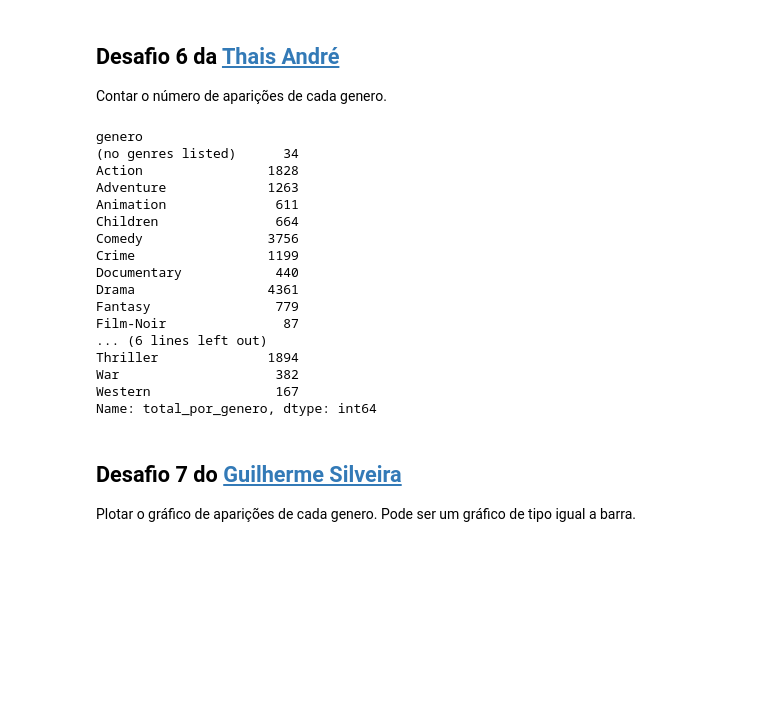
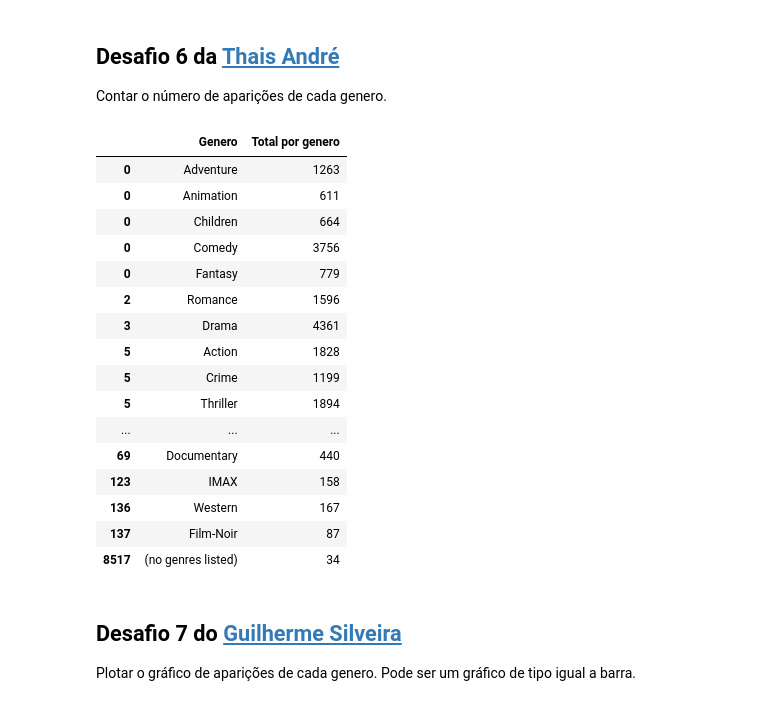
Before and after one commit to edsonajunior/Data-Science-study, a Jupyter notebook: QuarentenaDados_aula01.ipynb, the cells around one changed output. Cells and saved outputs as stored; diff of their text form; code cells hidden in the pictures; blank space fills up the shorter version.

```diff
--- a/QuarentenaDados_aula01.ipynb
+++ b/QuarentenaDados_aula01.ipynb
@@ -446,29 +446,31 @@ Contar o número de aparições de cada genero.
 # %%
 filmes_por_generos = pd.DataFrame()
 filmes_por_generos["genero"] = filmes['generos'].str.split(pat='|').explode()
 total_por_genero = pd.DataFrame()
 total_por_genero = filmes_por_generos.drop_duplicates()
 total_por_genero_count = filmes_por_generos.groupby("genero")["genero"].count()
-total_por_genero_count.name = "total_por_genero"
-total_por_genero_count
+total_por_genero_count.name = "Total por genero"
+total_por_genero = total_por_genero.join(total_por_genero_count, on="genero")
+total_por_genero = total_por_genero.rename(columns={'genero': 'Genero'})
+total_por_genero
 # %% [output]
-genero
-(no genres listed)      34
-Action                1828
-Adventure             1263
-Animation              611
-Children               664
-Comedy                3756
-Crime                 1199
-Documentary            440
-Drama                 4361
-Fantasy                779
-Film-Noir               87
-... (6 lines left out)
-Thriller              1894
-War                    382
-Western                167
-Name: total_por_genero, dtype: int64
+|  | Genero | Total por genero |
+| 0 | Adventure | 1263 |
+| 0 | Animation | 611 |
+| 0 | Children | 664 |
+| 0 | Comedy | 3756 |
+| 0 | Fantasy | 779 |
+| 2 | Romance | 1596 |
+| 3 | Drama | 4361 |
+| 5 | Action | 1828 |
+| 5 | Crime | 1199 |
+| 5 | Thriller | 1894 |
+| ... | ... | ... |
+| 69 | Documentary | 440 |
+| 123 | IMAX | 158 |
+| 136 | Western | 167 |
+| 137 | Film-Noir | 87 |
+| 8517 | (no genres listed) | 34 |
 # %% [markdown]
 ## Desafio 7 do [Guilherme Silveira](https://twitter.com/guilhermecaelum)
 
```
